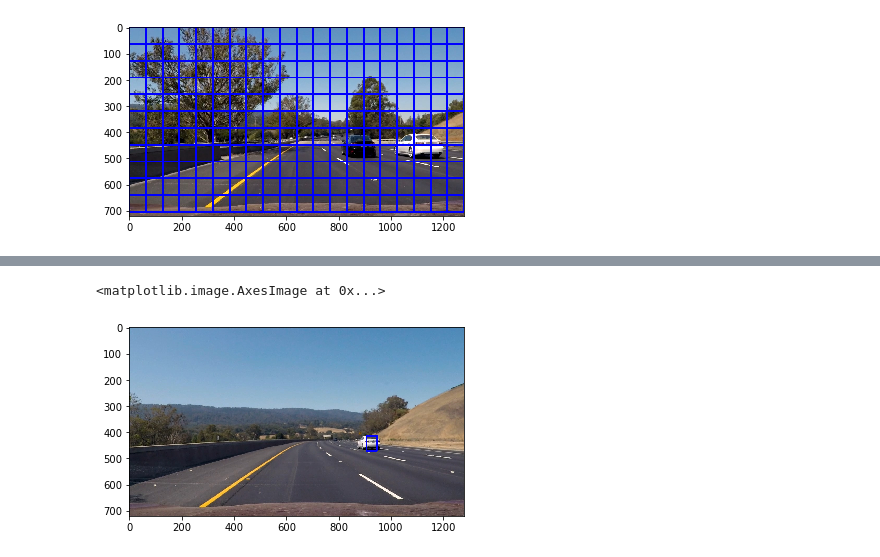
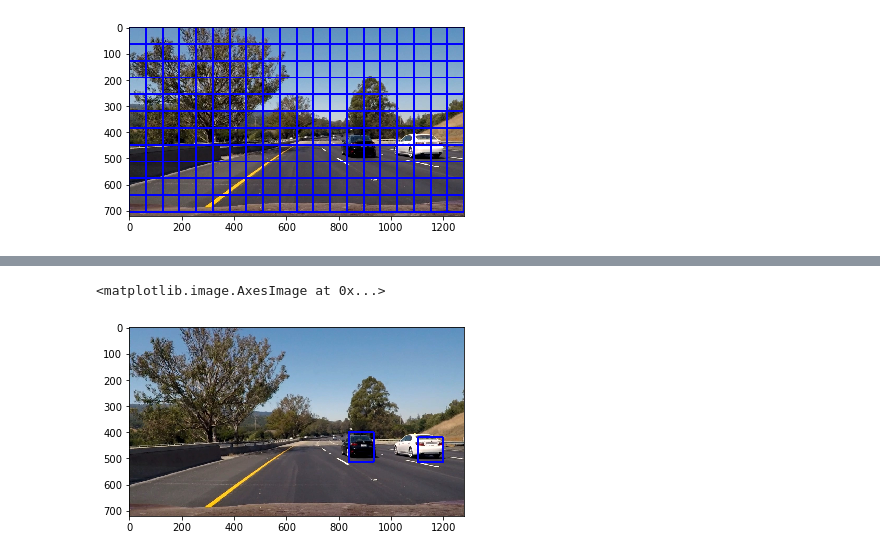
Before and after one commit to rakshithkeegadi/CarND-Vehicle-Detection, a Jupyter notebook: vehicle_detection.ipynb, the cells around one changed output, grey strips where cells are left out. Saved outputs shown, nothing was run; the diff lists cells and outputs as text; code cells hidden in the pictures.

```diff
--- a/vehicle_detection.ipynb
+++ b/vehicle_detection.ipynb
@@ -693,45 +693,63 @@ plt.title('Car Positions')
+# %%
+class detectVehicles():
+    def __init__(self,n):
+        self.vehicle_array=[]
+        self.n = n
+    def addCoordinates(self, rects):
+        self.vehicle_array.append(rects)
+
+    def getLastNCoordinates(self):
+        return self.vehicle_array[len(self.vehicle_array)-self.n:]
 # %%
+vehicles = detectVehicles(5)
 def pipeline(img):
 
-    x_list=[]
-    y1start = 400
-    y2stop = 650
-    scale1 = 1.5
 
-
-    ystart_list=[300,400,450]
-    ystop_list = [500,600,700]
-    scale_list=[0.9,1.8,2.7]
+    ystart_list=[380,400,420,440,460,480,500]
+    ystop_list = [480,600,620,640,660,680,700]
+    scale_list=[1.0,1.25,1.5,1.75,2.0,2.25,2.5]
     end_list=[]
 
-    for i in range (0,3):
+    for i in range (0,7):
         x_list=[]
         ystart=ystart_list[i]
         ystop=ystop_list[i]
         scale = scale_list[i]
         out_img, x_list = find_cars(img, ystart, ystop, scale, svc, X_scaler, orient, pix_per_cell, cell_per_block, spatial_size, hist_bins)
         end_list+=x_list
 
     sheat = np.zeros_like(img[:,:,0]).astype(np.float)
+#     print(len(end_list))
+#     print (end_list)
 
-    sheat = add_heat(sheat,end_list)
+    if len(end_list) > 0:
+        vehicles.addCoordinates(end_list)
 
-    # Apply threshold to help remove false positives
-    sheat = apply_threshold(sheat,2)
+    recentList = vehicles.getLastNCoordinates()
+    for cordList in recentList:
+        sheat = add_heat(sheat,cordList)
+    sheat = apply_threshold(sheat,3)
+
+
+#     sheat = add_heat(sheat,end_list)
+
+#     # Apply threshold to help remove false positives
+#     sheat = apply_threshold(sheat,3)
 
     # Visualize the heatmap when displaying
     sheatmap = np.clip(sheat, 0, 255)
 
     # Find final boxes from heatmap using label function
     labels = label(sheatmap)
+#     print(labels)
     draw_img = draw_labeled_bboxes(np.copy(img), labels)
 
     return draw_img
 
-img = mpimg.imread('./test_images/test3.jpg')
+img = mpimg.imread('./test_images/test6.jpg')
 out = pipeline(img)
 plt.imshow(out)
 # %% [output]
 <matplotlib.image.AxesImage at 0x...>
-[figure, old version]
+[figure, new version]
 # %%
```
Also changed, not shown: parts of 4 cells of this notebook.
